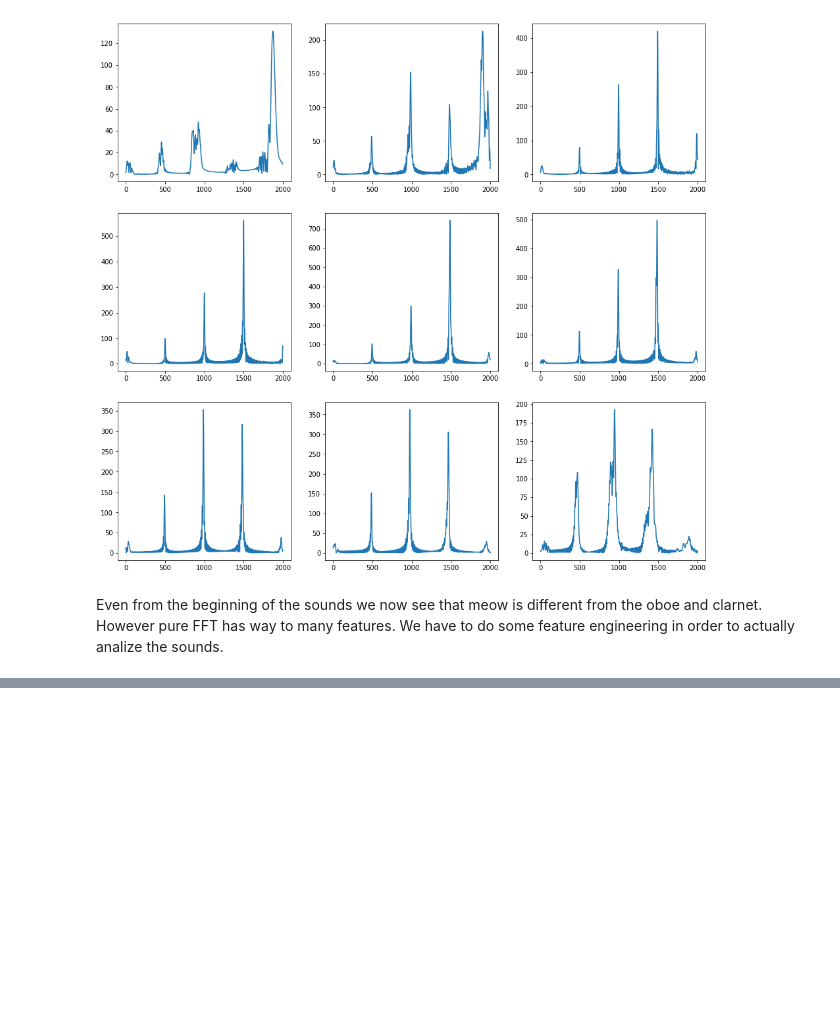
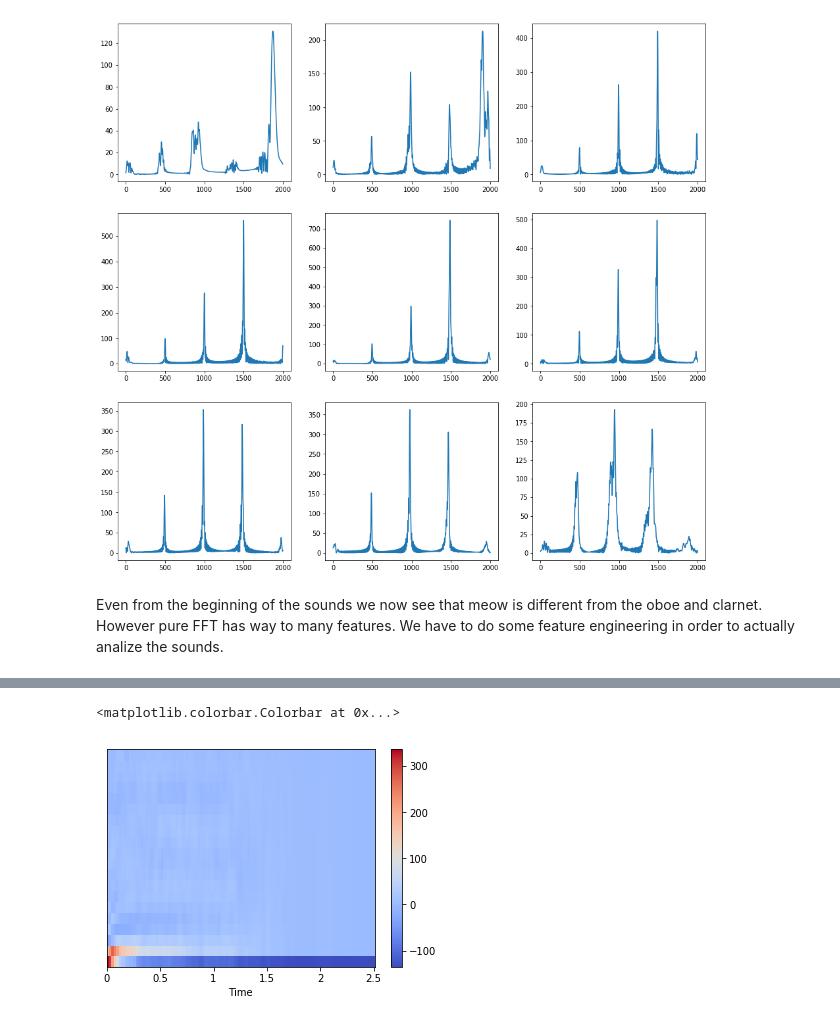
Before and after one commit to gelisa/kaggle_sound, a Jupyter notebook: sandbox.ipynb, the cells around one changed output, grey strips where cells are left out. Saved outputs shown, nothing was run; the diff lists cells and outputs as text; code cells hidden in the pictures; blank space fills up the shorter version.

```diff
--- a/sandbox.ipynb
+++ b/sandbox.ipynb
@@ -180,0 +246,9 @@ Even from the beginning of the sounds we now see that meow is different from the
+# %%
+plt.figure(figsize=(6,4))
+ns = int(2.5*44100)
+mfcc_knock = mfcc((np.absolute(fft.fft(knock[0*ns:1*ns]))/1/ns)[:int(ns/2)], sr=44100)
+specshow(mfcc_knock, x_axis='time')
+plt.colorbar()
+# %% [output]
+<matplotlib.colorbar.Colorbar at 0x...>
+[figure, added]
```
Also changed, not shown: parts of 10 cells of this notebook.
